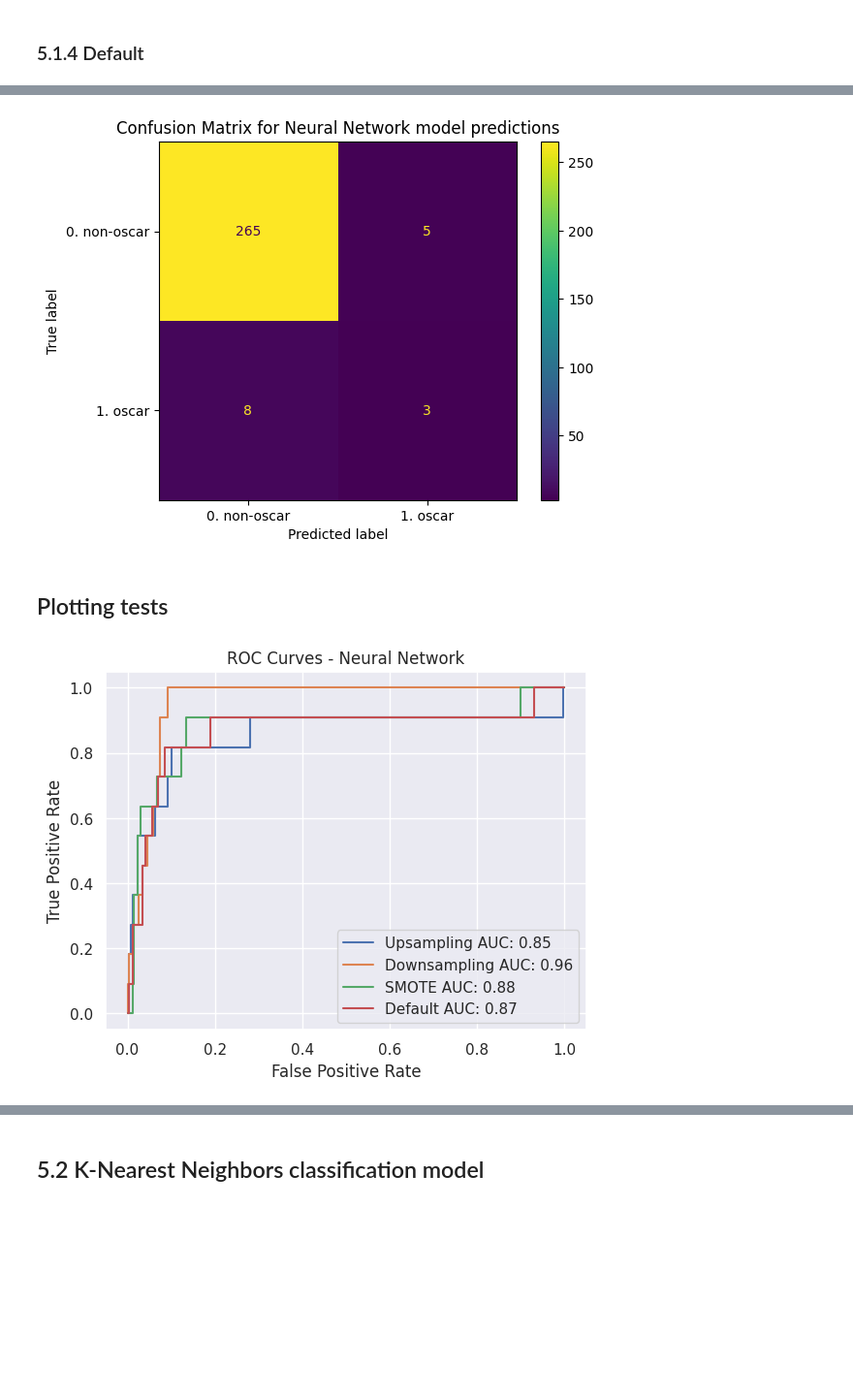
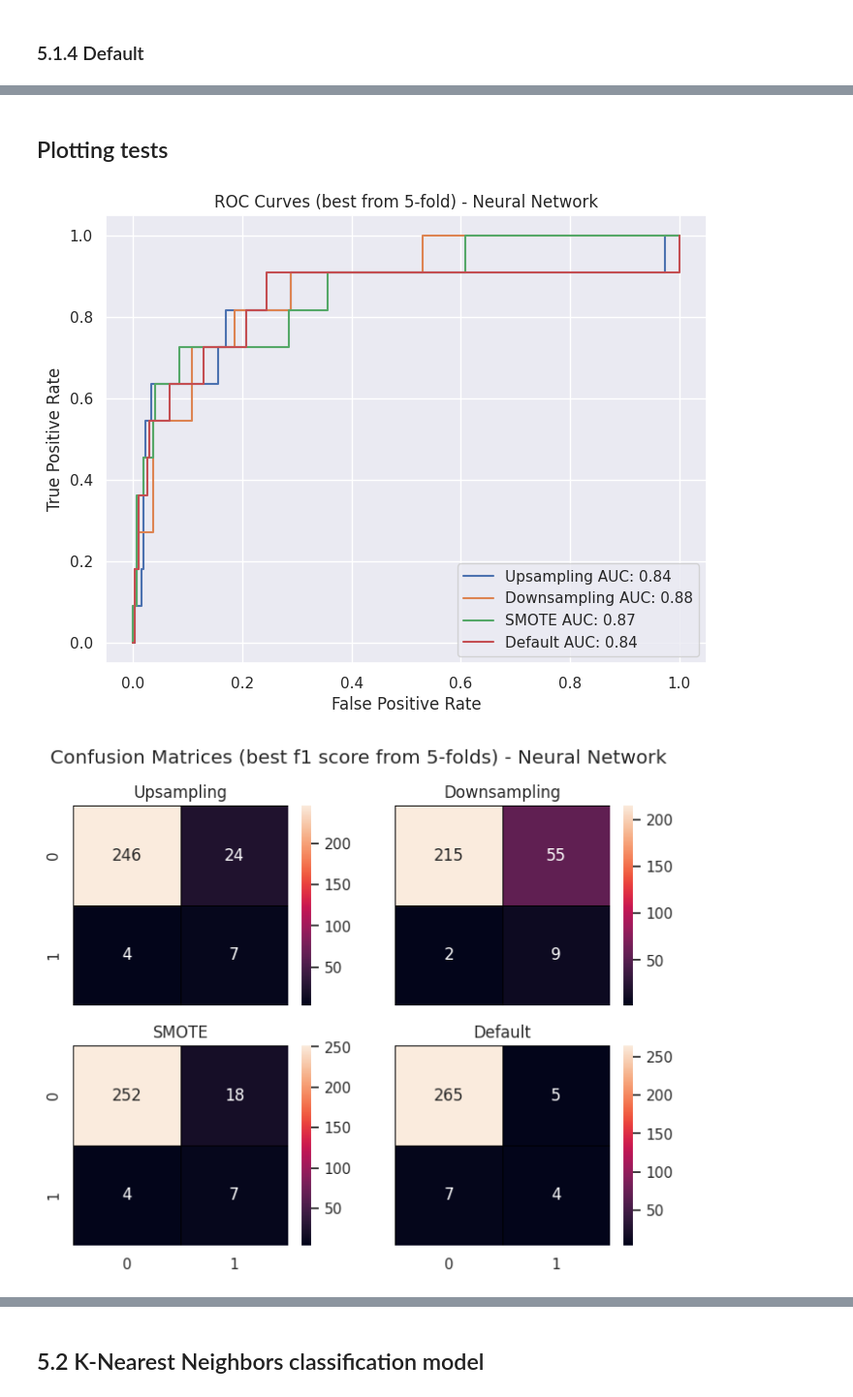
Before and after one commit to AAleksandros/HUA-DIT-Data-mining-project, a Jupyter notebook: project.ipynb, the cells around one changed output, grey strips where cells are left out. Shown at 97% size. Saved outputs shown, nothing was run; the diff lists cells and outputs as text; code cells hidden in the pictures; blank space fills up the shorter version.

```diff
--- a/project.ipynb
+++ b/project.ipynb
@@ -1068,18 +1030,11 @@ Test total accuracy: 0.9609
-# %%
-y_test, y_test_pred = (best_performing_default_nn_model['true'], torch.round(torch.sigmoid(torch.tensor(best_performing_default_nn_model['preds']))))
-cf_matrix = confusion_matrix(y_test, y_test_pred)
-sns.reset_orig()
-# sns.set_theme()
-disp = ConfusionMatrixDisplay(confusion_matrix=cf_matrix, display_labels=['0. non-oscar','1. oscar'])
-disp.plot()
-plt.title('Confusion Matrix for Neural Network model predictions')
-plt.show()
-# %% [output]
-[figure, removed]
 # %% [markdown]
 ## Plotting tests
 # %%
-plot_roc_curves(best_performing_ups_nn_model, best_performing_dwn_nn_model, best_performing_smote_nn_model, best_performing_default_nn_model,'ROC Curves - Neural Network')
+plot_roc_curves(best_performing_ups_nn_model, best_performing_dwn_nn_model, best_performing_smote_nn_model, best_performing_default_nn_model, 'ROC Curves (best from 5-fold) - Neural Network')
 # %% [output]
-[figure, old version]
+[figure, new version]
+# %%
+plot_confusion_matrices((best_performing_ups_nn_model, best_performing_dwn_nn_model, best_performing_smote_nn_model, best_performing_default_nn_model), 'Confusion Matrices (best f1 score from 5-folds) - Neural Network')
+# %% [output]
+[figure, added]
 # %%
```
Also changed, not shown: parts of 22 cells of this notebook, 2 other files.
